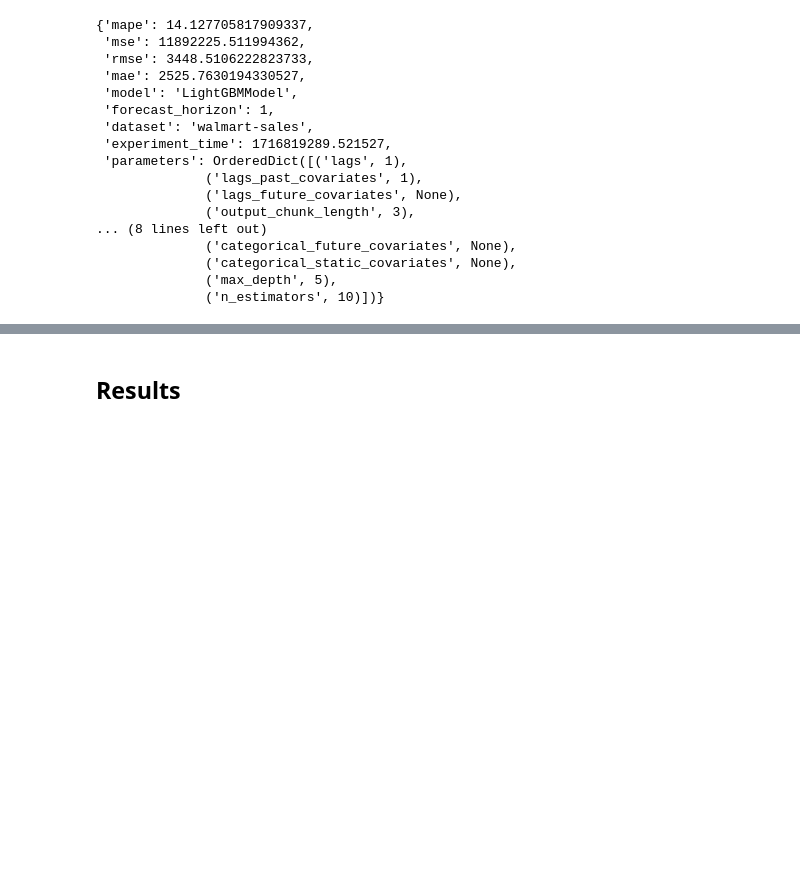
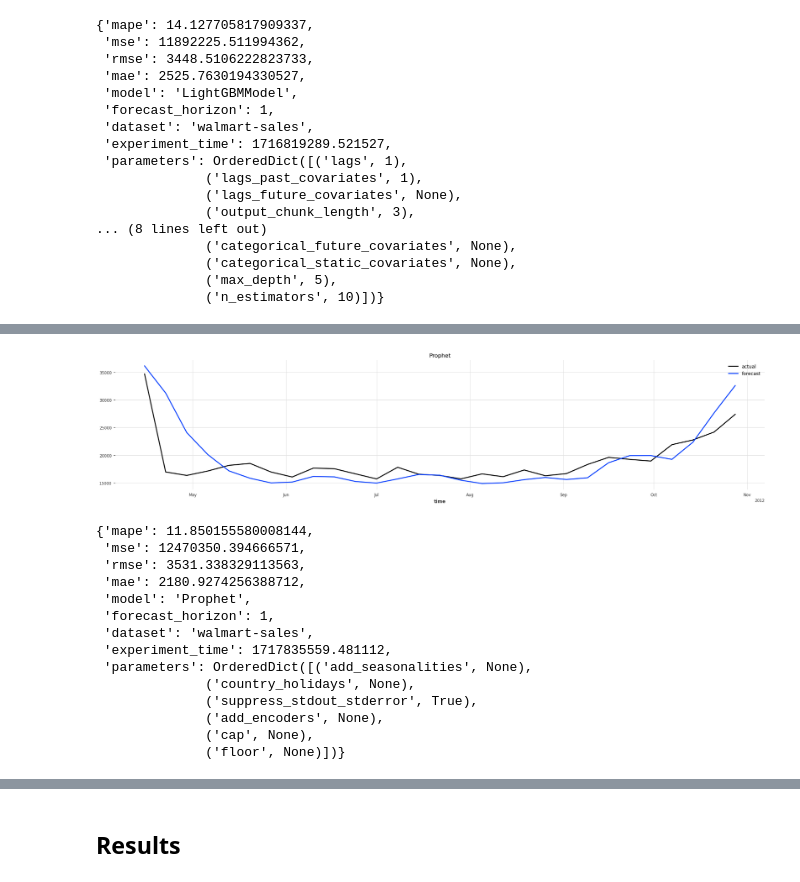
Before and after one commit to kosmydel/stock-timeseries-prediction, a Jupyter notebook: walmart-sales.ipynb, the cells around one changed output, grey strips where cells are left out. Saved outputs shown, nothing was run; the diff lists cells and outputs as text; code cells hidden in the pictures; blank space fills up the shorter version.

Commit message:
walmart-sales

```diff
--- a/walmart-sales.ipynb
+++ b/walmart-sales.ipynb
@@ -224,8 +224,17 @@ from darts.models import Prophet
 
 model_prophet = Prophet()
 
+params_prophet = {
+    'add_seasonalities': [{}, {
+        'name':"yearly_seasonality",
+        'seasonal_periods': 52,
+        'fourier_order': 5
+    }]
+}
+
 experiment_prophet = TimeseriesExperiment(
-    model_prophet, dataset, {}, use_pretrained_model=USE_PRETRAINED_MODEL
+    model_prophet, dataset, params_prophet, use_pretrained_model=USE_PRETRAINED_MODEL, retrain=True
 )
 
-# experiment_prophet.run()
+experiment_prophet.run()
+# %% [output]
@@ -232,3 +258,18 @@ experiment_prophet = TimeseriesExperiment(
+[figure, added]
+{'mape': 11.850155580008144,
+ 'mse': 12470350.394666571,
+ 'rmse': 3531.338329113563,
+ 'mae': 2180.9274256388712,
+ 'model': 'Prophet',
+ 'forecast_horizon': 1,
+ 'dataset': 'walmart-sales',
+ 'experiment_time': 1717835559.481112,
+ 'parameters': OrderedDict([('add_seasonalities', None),
+              ('country_holidays', None),
+              ('suppress_stdout_stderror', True),
+              ('add_encoders', None),
+              ('cap', None),
+              ('floor', None)])}
 # %%
 from darts.models import TFTModel
 
```
Also changed, not shown: parts of 6 cells of this notebook, 2 other files.
